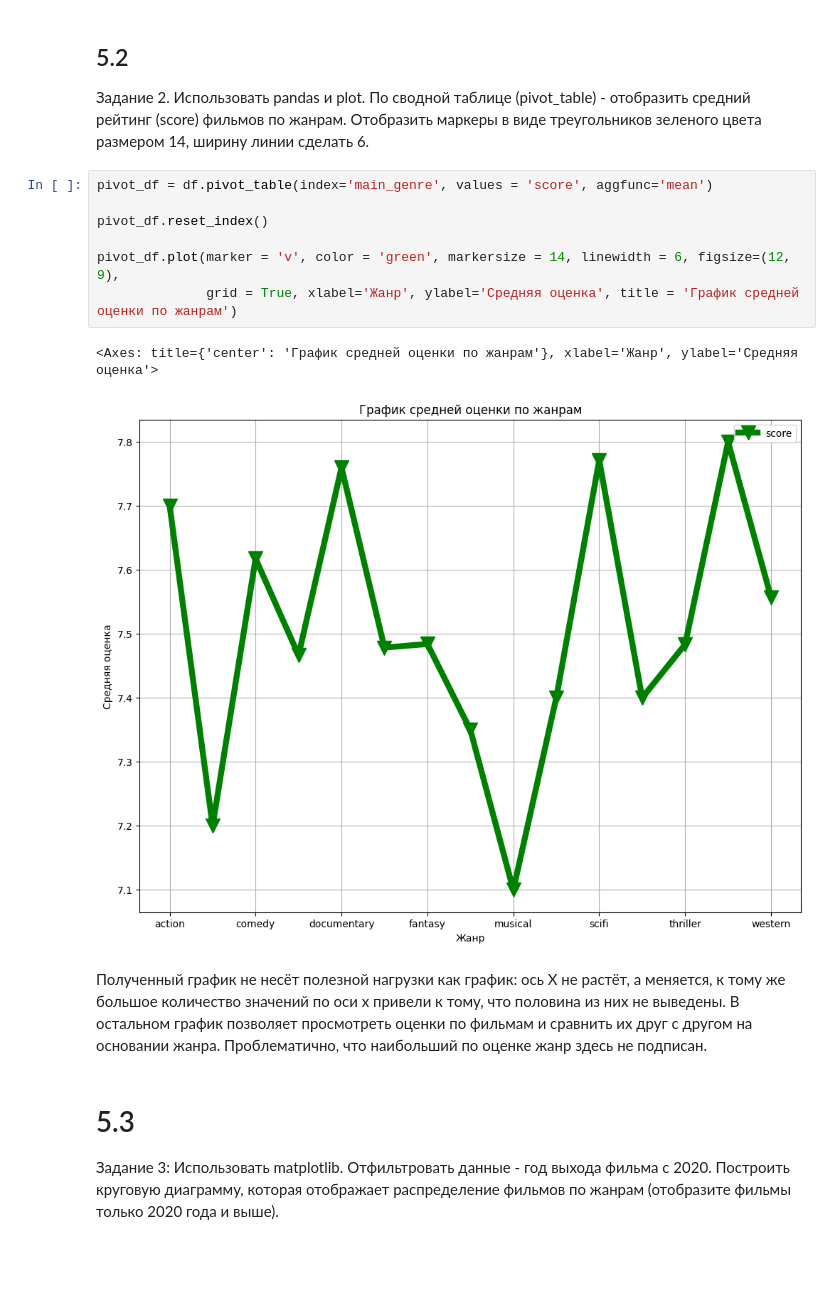
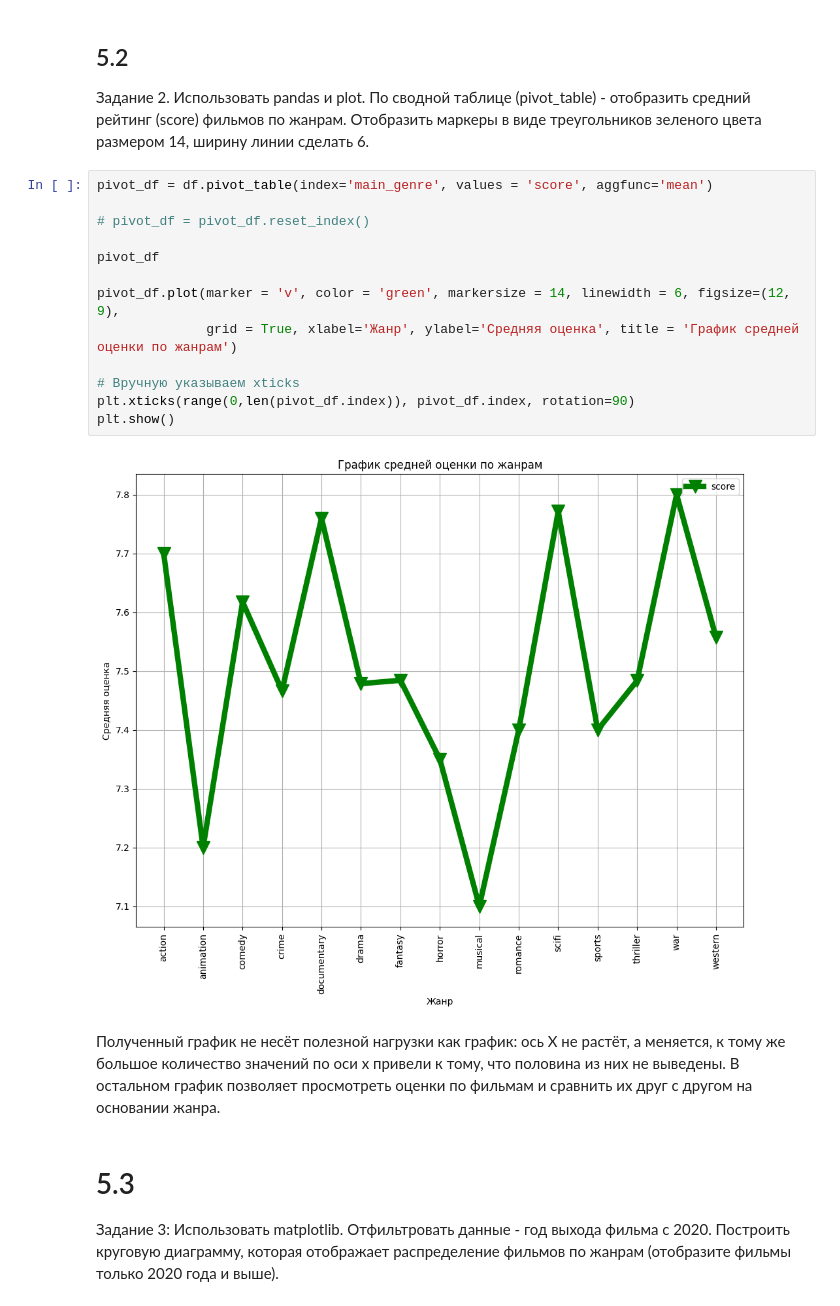
Before and after one commit to NeonNik2245/guap_homework_public, a Jupyter notebook: data_analyze/lab_2/ЛР2_Пахомчик_11.ipynb, the cells around one changed output. Cells and saved outputs as stored; diff of their text form; blank space fills up the shorter version.

```diff
--- a/data_analyze/lab_2/ЛР2_Пахомчик_11.ipynb
+++ b/data_analyze/lab_2/ЛР2_Пахомчик_11.ipynb
@@ -315,15 +354,20 @@ sns.histplot(df_filtered, x='release_year', hue='main_genre', multiple="dodge")
 # %%
 pivot_df = df.pivot_table(index='main_genre', values = 'score', aggfunc='mean')
 
-pivot_df.reset_index()
+# pivot_df = pivot_df.reset_index()
+
+pivot_df
 
 pivot_df.plot(marker = 'v', color = 'green', markersize = 14, linewidth = 6, figsize=(12, 9),
               grid = True, xlabel='Жанр', ylabel='Средняя оценка', title = 'График средней оценки по жанрам')
+
+# Вручную указываем xticks
+plt.xticks(range(0,len(pivot_df.index)), pivot_df.index, rotation=90)
+plt.show()
 # %% [output]
-<Axes: title={'center': 'График средней оценки по жанрам'}, xlabel='Жанр', ylabel='Средняя оценка'>
-[figure, old version]
+[figure, new version]
 # %% [markdown]
-Полученный график не несёт полезной нагрузки как график: ось Х не растёт, а меняется, к тому же большое количество значений по оси x привели к тому, что половина из них не выведены. В остальном график позволяет просмотреть оценки по фильмам и сравнить их друг с другом на основании жанра. Проблематично, что наибольший по оценке жанр здесь не подписан.
+Полученный график не несёт полезной нагрузки как график: ось Х не растёт, а меняется, к тому же большое количество значений по оси x привели к тому, что половина из них не выведены. В остальном график позволяет просмотреть оценки по фильмам и сравнить их друг с другом на основании жанра.
 # %% [markdown]
 # 5.3
 
```
Also changed, not shown: parts of 6 cells of this notebook.
